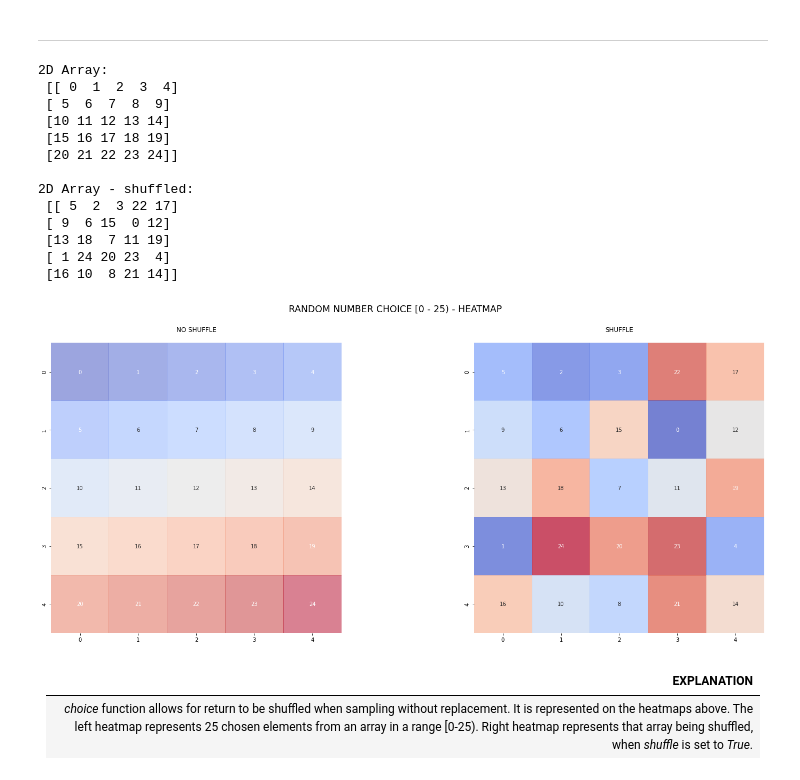
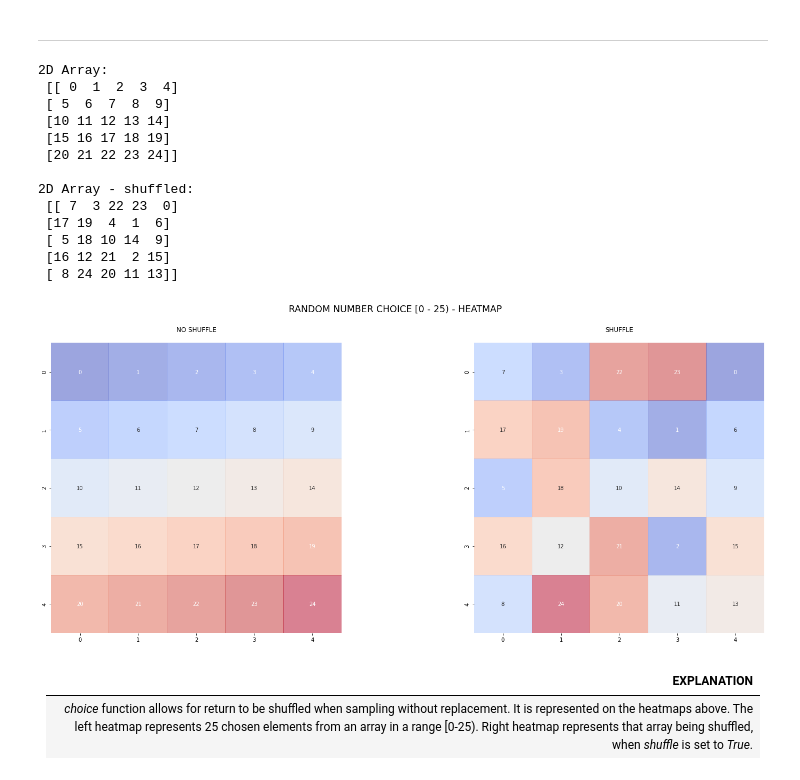
Before and after one commit to AnteDujic/Programming-for-Data-Analysis, a Jupyter notebook: numpy-random.ipynb, the cells around one changed output. Drawn from its saved outputs; the diff is of its cells as text; code cells hidden in the pictures.

```diff
--- a/numpy-random.ipynb
+++ b/numpy-random.ipynb
@@ -417,32 +419,32 @@ Integers: [8 9 5 2 4 6 1 3 0 7]
 # %%
 x3_ch = (rng.choice (25,(5,5), replace = False, shuffle = False))
 print("2D Array:\n", x3_ch, "\n")
 x4_ch = (rng.choice (25,(5,5), replace = False, shuffle = True))
 print("2D Array - shuffled:\n", x4_ch, "\n")
 
 
 fig, axs = plt.subplots(1, 2, figsize = (26,10))
 fig.suptitle ("RANDOM NUMBER CHOICE [0 - 25) - HEATMAP", size = "xx-large")
 sns.heatmap (data = x3_ch, square = True, annot = True, cmap = "coolwarm",
              alpha = 0.5, ax = axs[0], cbar=False).set_title("NO SHUFFLE\n")
 sns.heatmap (data = x4_ch, square = True, annot = True, cmap = "coolwarm",
-             alpha = 0.7, ax = axs[1], cbar=False).set_title("SHUFFLE\n")
+             alpha = 0.5, ax = axs[1], cbar=False).set_title("SHUFFLE\n")
 plt.show()
 # %% [output]
 2D Array:
  [[ 0  1  2  3  4]
  [ 5  6  7  8  9]
  [10 11 12 13 14]
  [15 16 17 18 19]
  [20 21 22 23 24]]
 
 2D Array - shuffled:
- [[ 5  2  3 22 17]
- [ 9  6 15  0 12]
- [13 18  7 11 19]
- [ 1 24 20 23  4]
- [16 10  8 21 14]]
+ [[ 7  3 22 23  0]
+ [17 19  4  1  6]
+ [ 5 18 10 14  9]
+ [16 12 21  2 15]
+ [ 8 24 20 11 13]]
-[figure, old version]
+[figure, new version]
 # %% [markdown]
 | EXPLANATION |
 | :-: |
```
Also changed, not shown: parts of 85 cells of this notebook.
